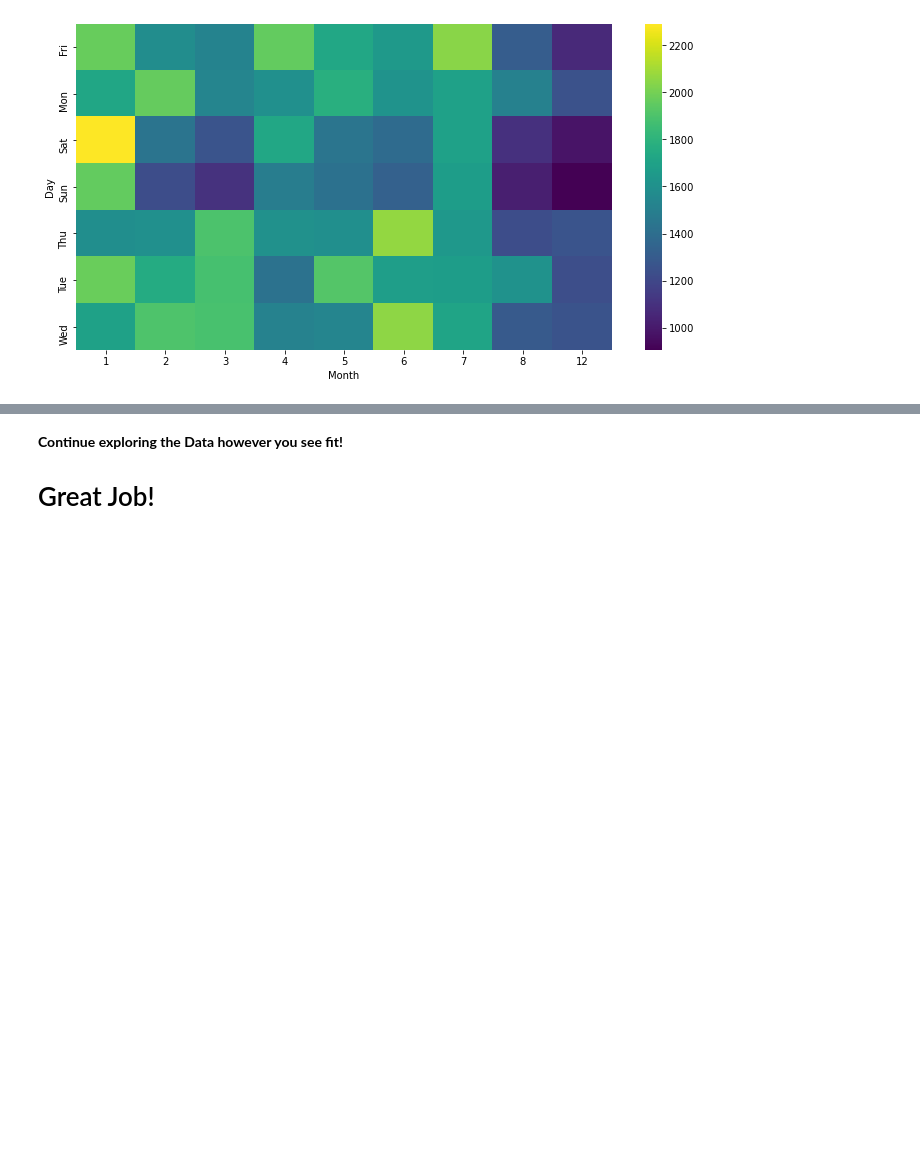
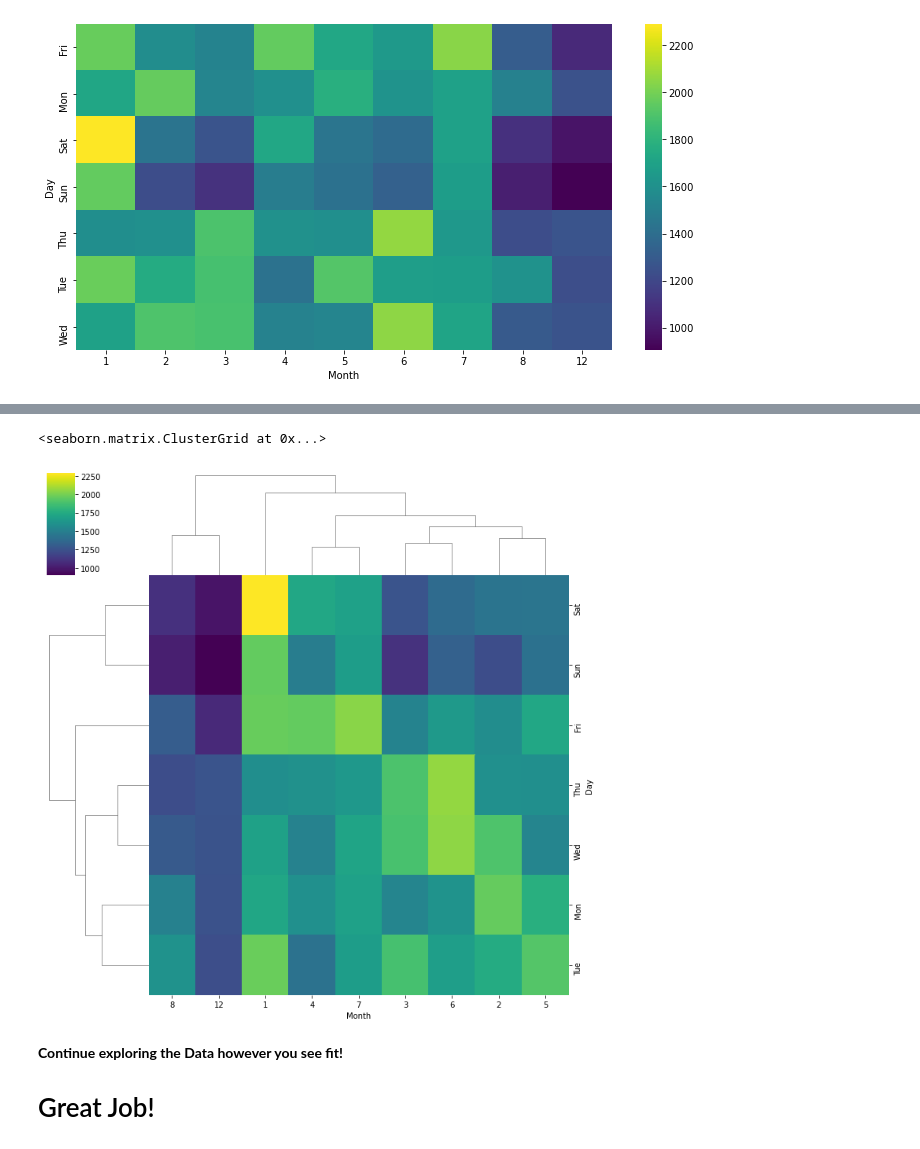
Before and after one commit to gjbergues/curso_DS, a Jupyter notebook: notebooks/08-911 Calls.ipynb, the cells around one changed output, grey strips where cells are left out. Drawn from its saved outputs; the diff is of its cells as text; code cells hidden in the pictures; blank space fills up the shorter version.

```diff
--- a/notebooks/08-911 Calls.ipynb
+++ b/notebooks/08-911 Calls.ipynb
@@ -324,3 +320,8 @@ sns.heatmap(dayMonth, cmap='viridis')
+# %%
+sns.clustermap(dayMonth,cmap='viridis')
+# %% [output]
+<seaborn.matrix.ClusterGrid at 0x...>
+[figure, added]
 # %% [markdown]
 **Continue exploring the Data however you see fit!**
 # Great Job!
```
Also changed, not shown: parts of 1 cell of this notebook.
